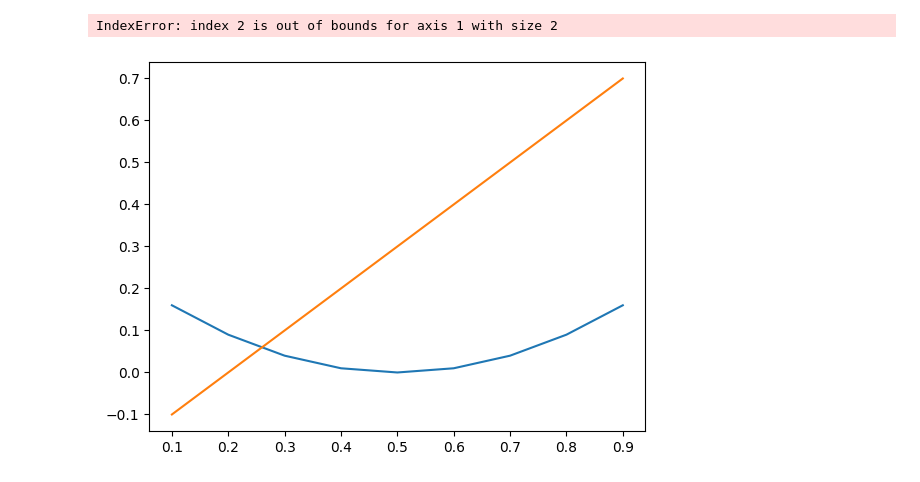
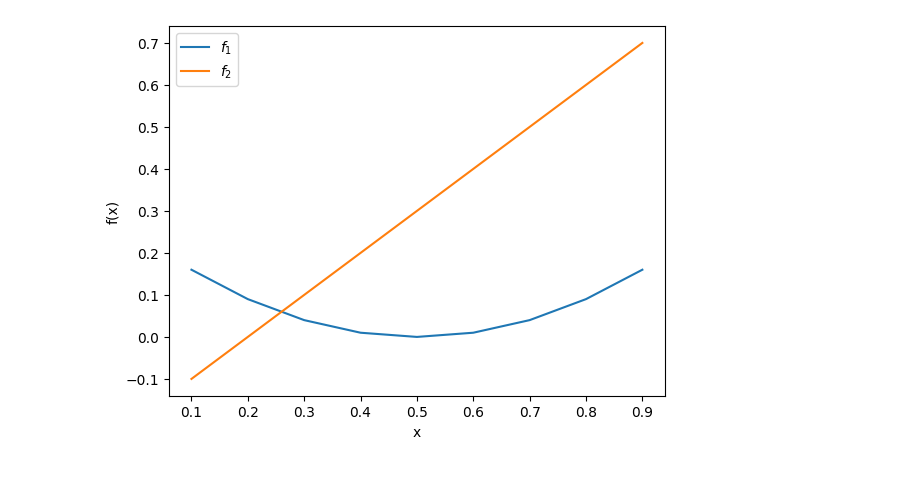
Before and after one commit to NREL/bbopt, a Jupyter notebook: examples/pareto_front.ipynb, the cells around one changed output. Drawn from its saved outputs; the diff is of its cells as text; code cells hidden in the pictures.

```diff
--- a/examples/pareto_front.ipynb
+++ b/examples/pareto_front.ipynb
@@ -1,18 +1,22 @@
 # %%
 from blackboxopt.optimize import find_pareto_front
+from blackboxopt.acquisition import pareto_front_target
 import numpy as np
 import matplotlib.pyplot as plt
 
+dim = 1
+objdim = 2
 def f(x):
     return [[(.5-_x)**2, _x-.2] for _x in x]
 
 samples = [0.1, 0.2, 0.3, 0.4, 0.5, 0.6, 0.7, 0.8, 0.9]
 fsamples = np.array(f(samples))
-plt.plot(samples, fsamples[:,0])
-plt.plot(samples, fsamples[:,1])
-plt.plot(samples, fsamples[:,2])
+plt.plot(samples, fsamples[:,0], label=r"$f_1$")
+plt.plot(samples, fsamples[:,1], label=r"$f_2$")
+plt.xlabel("x")
+plt.ylabel("f(x)")
+plt.legend()
 plt.show()
 # %% [output]
-IndexError: index 2 is out of bounds for axis 1 with size 2
-[figure, old version]
+[figure, new version]
 # %%
```
Also changed, not shown: parts of 3 cells of this notebook, 5 other files.
